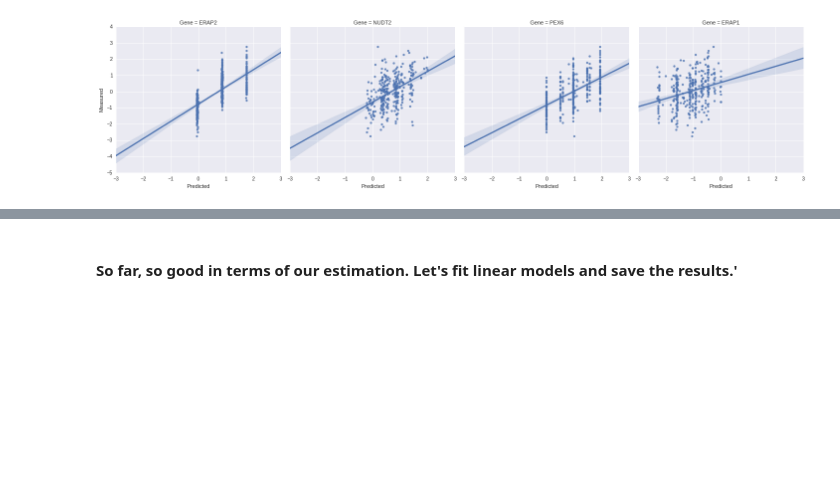
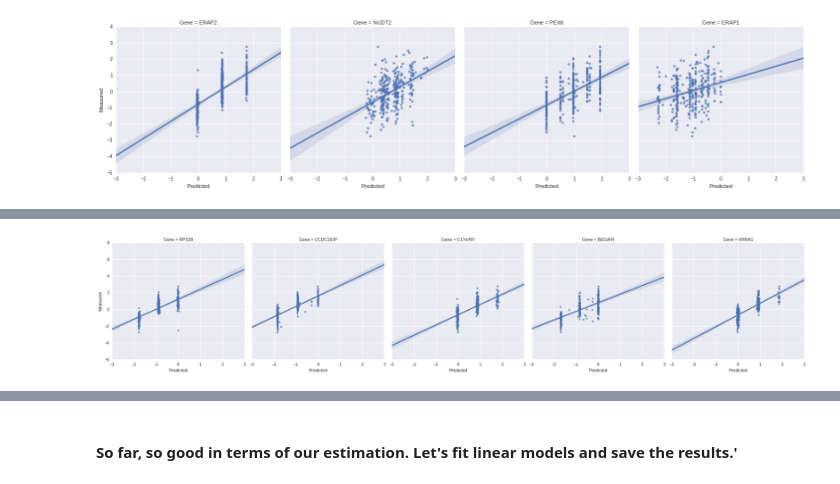
Before and after one commit to Schork-Lab/mediator-was, a Jupyter notebook: jupyter/predixcan/gtex_attenuation.ipynb, the cells around one changed output, grey strips where cells are left out. Saved outputs shown, nothing was run; the diff lists cells and outputs as text; code cells hidden in the pictures; blank space fills up the shorter version.

```diff
--- a/jupyter/predixcan/gtex_variance.ipynb
+++ b/jupyter/predixcan/gtex_attenuation.ipynb
@@ -126,0 +195,2 @@ Image('http://www.nature.com/ng/journal/v47/n9/images_article/ng.3367-F5.jpg', h
+# %%
+attenuation.sort(['Attenuation']).head()
@@ -126,0 +204,4 @@ Image('http://www.nature.com/ng/journal/v47/n9/images_article/ng.3367-F5.jpg', h
+# %%
+multi_gene_plot(attenuation.sort(['Attenuation']).head().index)
+# %% [output]
+[figure, added]
```
Also changed, not shown: parts of 15 cells of this notebook.
